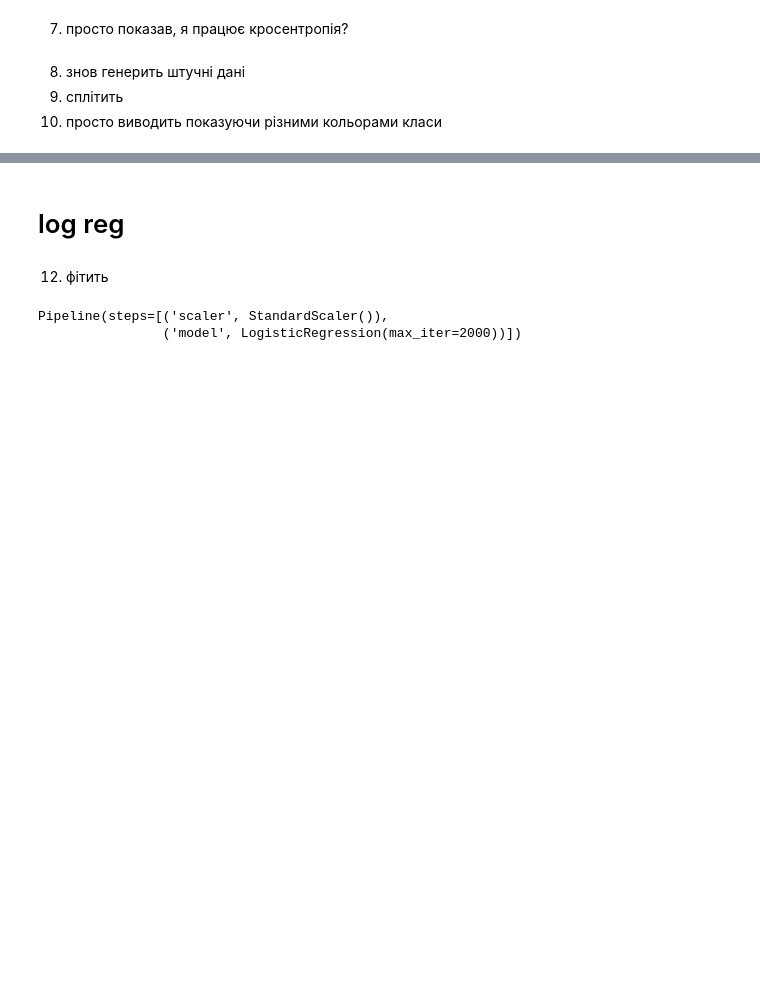
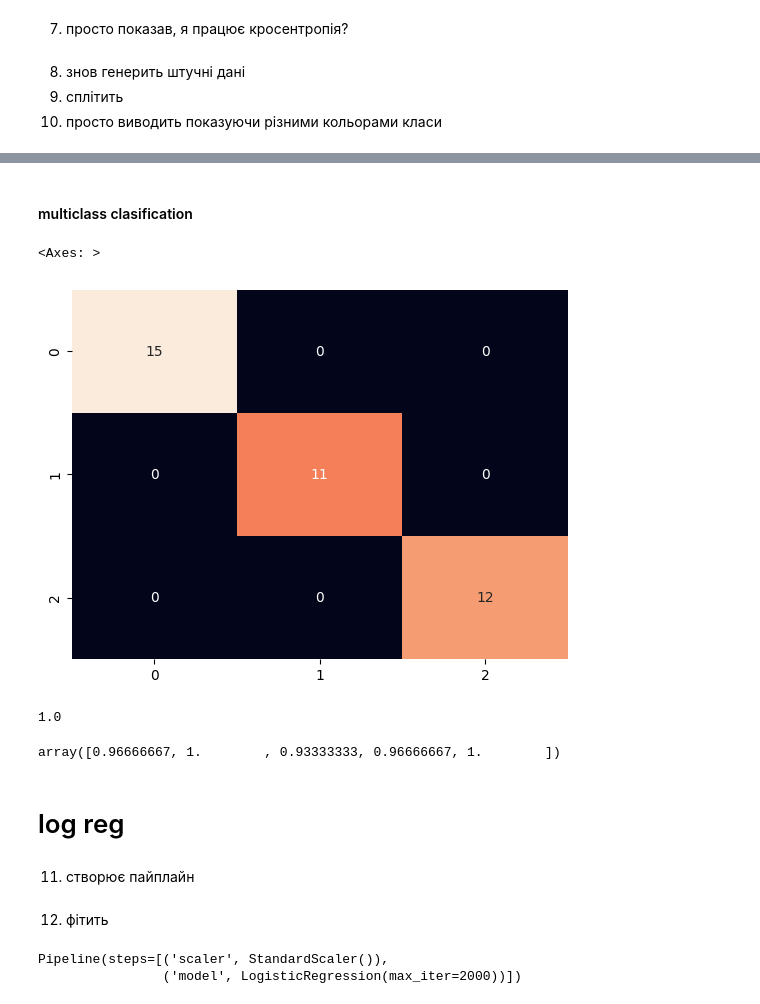
Before and after one commit to SadSoup/Amazinum-home-tasks-2026, a Jupyter notebook: lesson_4_logistic_regression/lesson_4_log_reg_svm_hometask.ipynb, the cells around one changed output, grey strips where cells are left out. Cells and saved outputs as stored; diff of their text form; code cells hidden in the pictures; blank space fills up the shorter version.

```diff
--- a/lesson_4_logistic_regression/lesson_4_log_reg_svm_hometask.ipynb
+++ b/lesson_4_logistic_regression/lesson_4_log_reg_svm_hometask.ipynb
@@ -129,5 +247,42 @@ Name: count, dtype: int64
+# %% [markdown]
+#### multiclass clasification
+# %%
+X_train, X_test, y_train, y_test = train_test_split(
+    df_iris.drop('target', axis=1),
+    df_iris['target'],
+
+    random_state=42
+)
+# %%
+logreg = Pipeline([
+    ('logreg', LogisticRegression(max_iter=2000))
+])
+# %%
+logreg.fit(X_train, y_train)
+pred = logreg.predict(X_test)
+# %%
+cm_iris = confusion_matrix(y_test, pred)
+# %%
+sns.heatmap(
+    cm_iris,
+    annot=True,
+    fmt="d",
+    cbar=False)
+# %% [output]
+<Axes: >
+[figure, added]
+# %%
+accuracy_score(y_test, pred)
+# %% [output]
+1.0
+# %%
+cross_val_score(logreg,  df_iris.drop('target', axis=1), df_iris['target'], cv=5)
+# %% [output]
+array([0.96666667, 1.        , 0.93333333, 0.96666667, 1.        ])
 # %% [markdown]
 # log reg
+# %% [markdown]
+11. створює пайплайн
 # %%
 logreg = Pipeline(
     [
```
Also changed, not shown: parts of 21 cells of this notebook.
